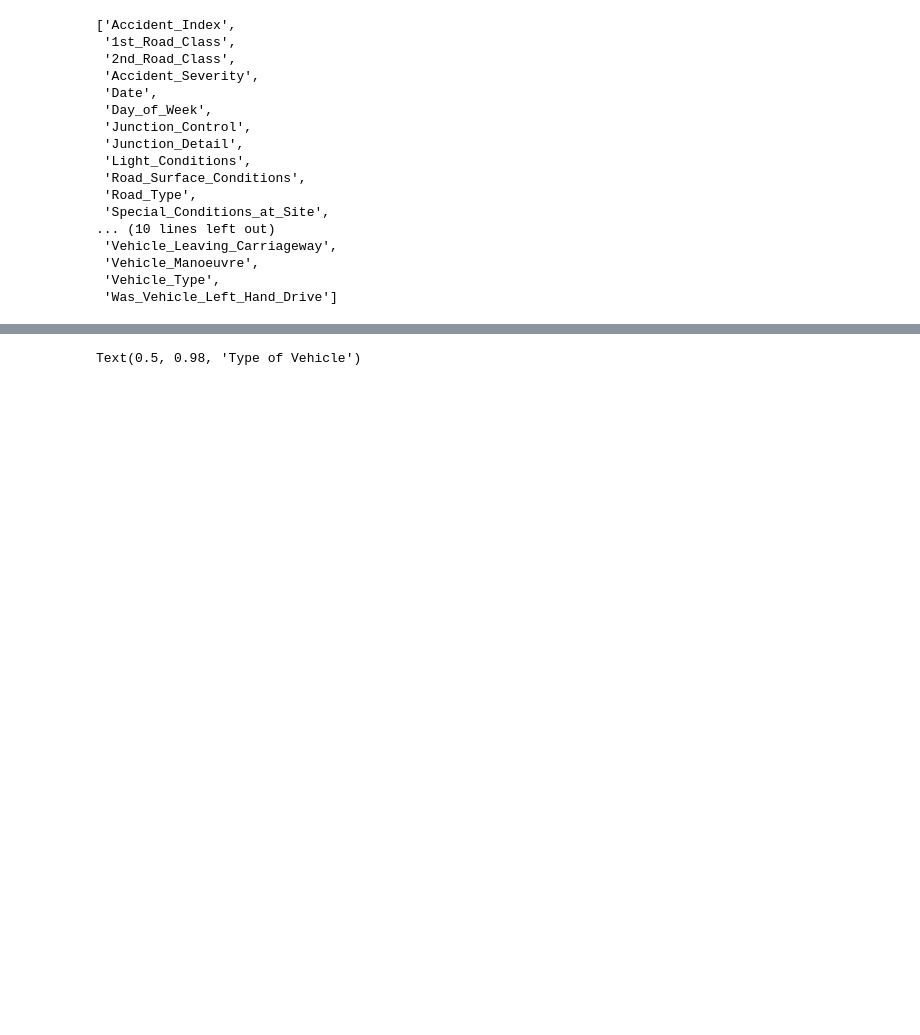
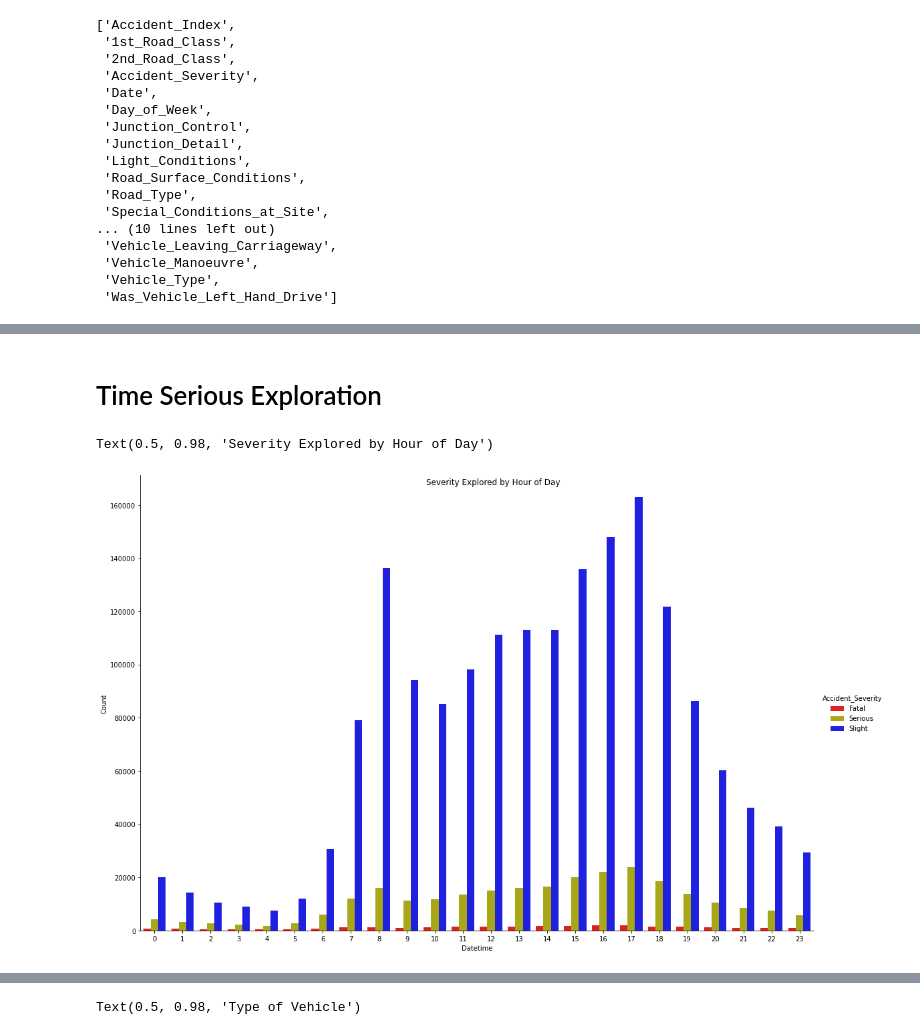
Before and after one commit to scharpham/Springboard, a Jupyter notebook: Capstone2/capstone2/notebooks/Capstone2-EDA.ipynb, the cells around one changed output, grey strips where cells are left out. Saved outputs shown, nothing was run; the diff lists cells and outputs as text; code cells hidden in the pictures; blank space fills up the shorter version.

```diff
--- a/Capstone2/capstone2/notebooks/Capstone2-EDA.ipynb
+++ b/Capstone2/capstone2/notebooks/Capstone2-EDA.ipynb
@@ -167,0 +150,17 @@ Name: Datetime, dtype: int64
+# %% [markdown]
+# Time Serious Exploration
+# %%
+grouped2 = df.groupby(['Accident_Severity', df.Datetime.dt.hour]).size().reset_index(name="Count")
+g= sns.catplot(x='Datetime',
+            y='Count',
+            data=grouped2,
+            hue='Accident_Severity',
+            kind='bar',
+            height=10,
+            aspect = 1.5,
+            hue_order=['Fatal', 'Serious', 'Slight'],
+            palette=sns.color_palette(['r','y','b']))
+g.fig.suptitle('Severity Explored by Hour of Day')
+# %% [output]
+Text(0.5, 0.98, 'Severity Explored by Hour of Day')
+[figure, added]
```
Also changed, not shown: parts of 13 cells of this notebook.
